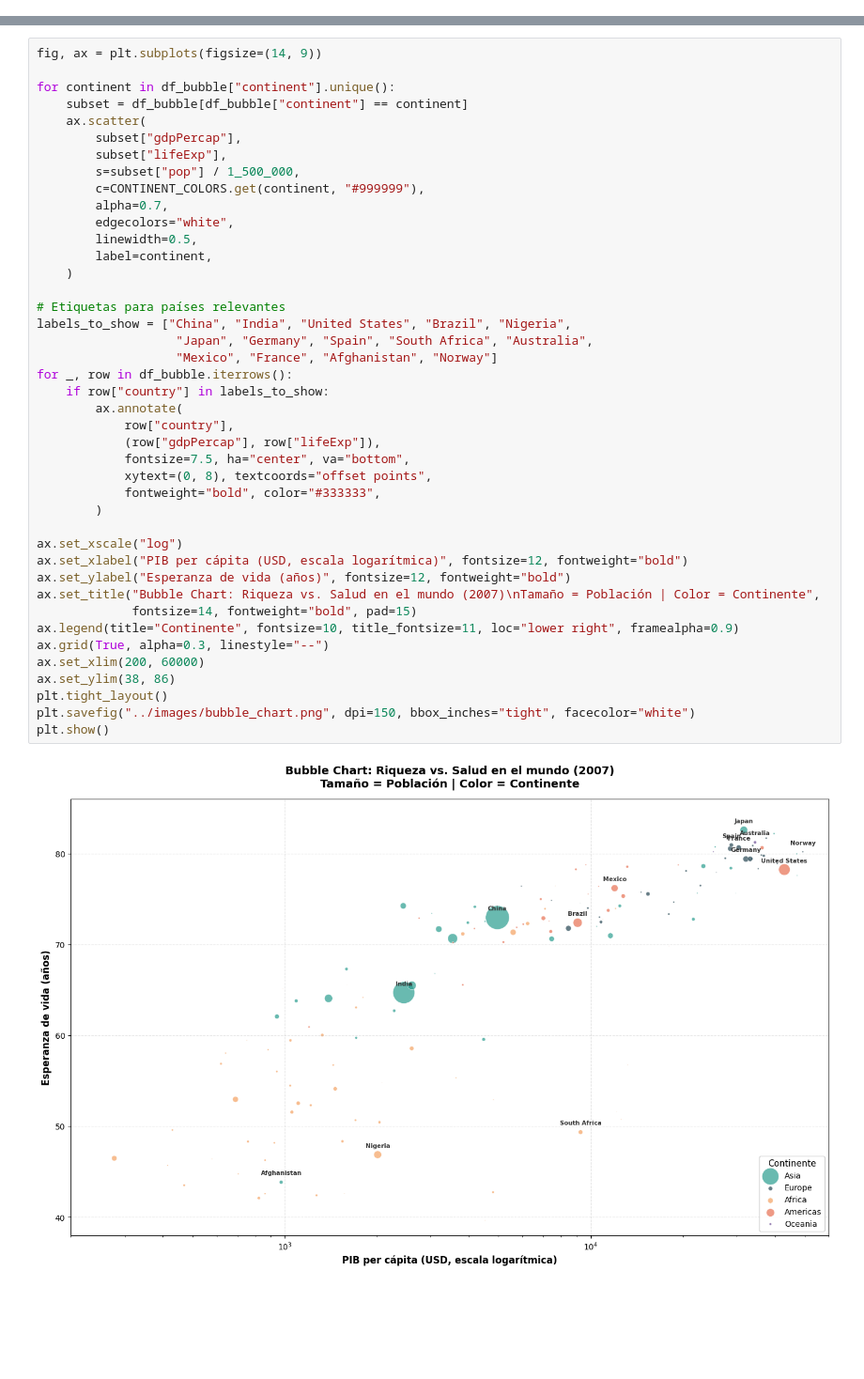
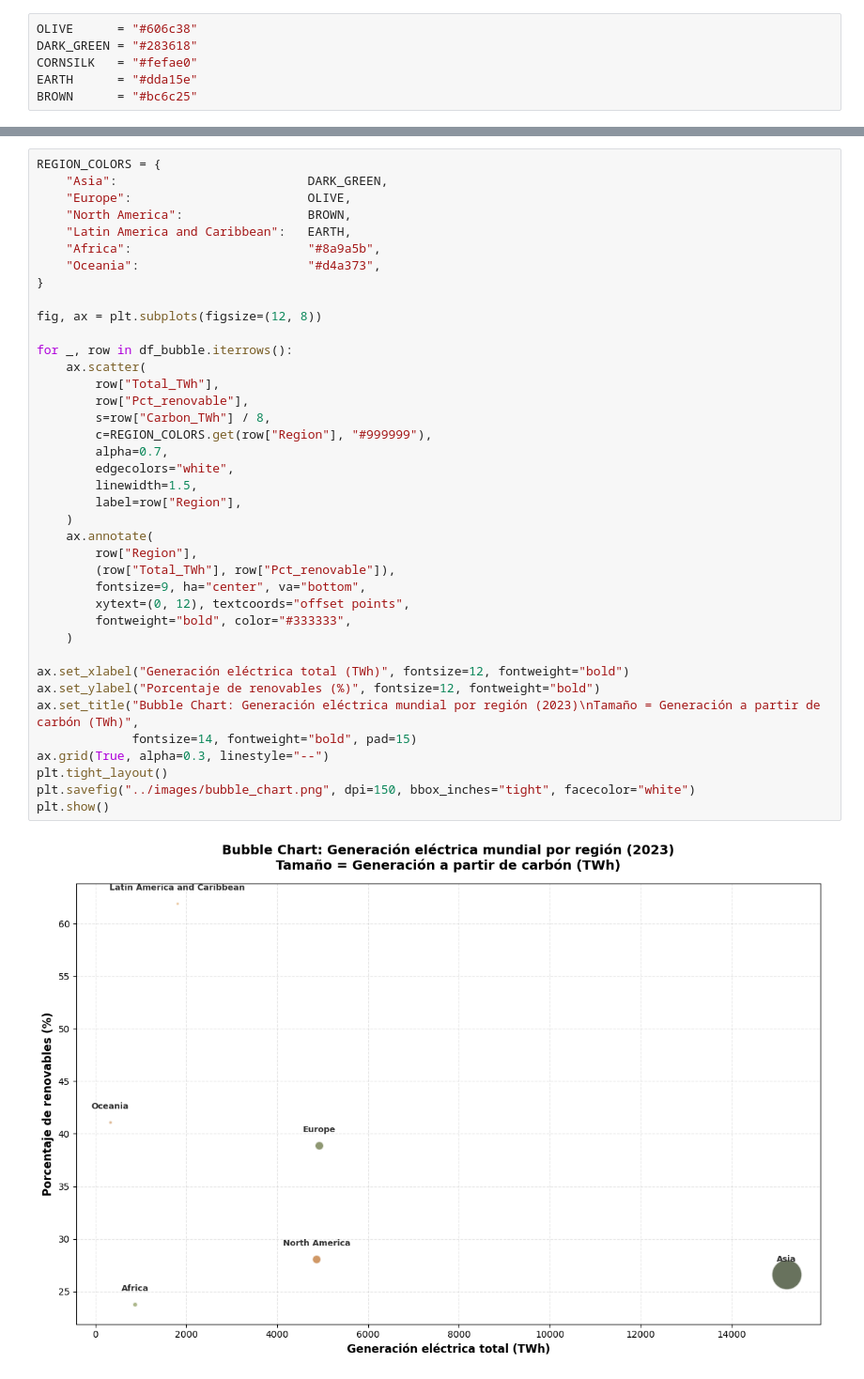
Before and after one commit to jaimeduffy/data-visualization, a Jupyter notebook: src/plot_generation.ipynb, the cells around one changed output, grey strips where cells are left out. Shown at 94% size. Saved outputs shown, nothing was run; the diff lists cells and outputs as text; blank space fills up the shorter version.

```diff
--- a/src/plot_generation.ipynb
+++ b/src/plot_generation.ipynb
@@ -58,0 +19,6 @@ df_bubble.head(10)
+# %%
+OLIVE      = "#606c38"
+DARK_GREEN = "#283618"
+CORNSILK   = "#fefae0"
+EARTH      = "#dda15e"
+BROWN      = "#bc6c25"
@@ -59,44 +78,41 @@ df_bubble.head(10)
 # %%
-fig, ax = plt.subplots(figsize=(14, 9))
+REGION_COLORS = {
+    "Asia":                          DARK_GREEN,
+    "Europe":                        OLIVE,
+    "North America":                 BROWN,
+    "Latin America and Caribbean":   EARTH,
+    "Africa":                        "#8a9a5b",
+    "Oceania":                       "#d4a373",
+}
 
-for continent in df_bubble["continent"].unique():
-    subset = df_bubble[df_bubble["continent"] == continent]
+fig, ax = plt.subplots(figsize=(12, 8))
+
+for _, row in df_bubble.iterrows():
     ax.scatter(
-        subset["gdpPercap"],
-        subset["lifeExp"],
-        s=subset["pop"] / 1_500_000,
-        c=CONTINENT_COLORS.get(continent, "#999999"),
+        row["Total_TWh"],
+        row["Pct_renovable"],
+        s=row["Carbon_TWh"] / 8,
+        c=REGION_COLORS.get(row["Region"], "#999999"),
         alpha=0.7,
         edgecolors="white",
-        linewidth=0.5,
-        label=continent,
+        linewidth=1.5,
+        label=row["Region"],
+    )
+    ax.annotate(
+        row["Region"],
+        (row["Total_TWh"], row["Pct_renovable"]),
+        fontsize=9, ha="center", va="bottom",
+        xytext=(0, 12), textcoords="offset points",
+        fontweight="bold", color="#333333",
     )
 
-# Etiquetas para países relevantes
-labels_to_show = ["China", "India", "United States", "Brazil", "Nigeria",
-                   "Japan", "Germany", "Spain", "South Africa", "Australia",
-                   "Mexico", "France", "Afghanistan", "Norway"]
-for _, row in df_bubble.iterrows():
-    if row["country"] in labels_to_show:
-        ax.annotate(
-            row["country"],
-            (row["gdpPercap"], row["lifeExp"]),
-            fontsize=7.5, ha="center", va="bottom",
-            xytext=(0, 8), textcoords="offset points",
-            fontweight="bold", color="#333333",
-        )
-
-ax.set_xscale("log")
-ax.set_xlabel("PIB per cápita (USD, escala logarítmica)", fontsize=12, fontweight="bold")
-ax.set_ylabel("Esperanza de vida (años)", fontsize=12, fontweight="bold")
-ax.set_title("Bubble Chart: Riqueza vs. Salud en el mundo (2007)\nTamaño = Población | Color = Continente",
+ax.set_xlabel("Generación eléctrica total (TWh)", fontsize=12, fontweight="bold")
+ax.set_ylabel("Porcentaje de renovables (%)", fontsize=12, fontweight="bold")
+ax.set_title("Bubble Chart: Generación eléctrica mundial por región (2023)\nTamaño = Generación a partir de carbón (TWh)",
              fontsize=14, fontweight="bold", pad=15)
-ax.legend(title="Continente", fontsize=10, title_fontsize=11, loc="lower right", framealpha=0.9)
 ax.grid(True, alpha=0.3, linestyle="--")
-ax.set_xlim(200, 60000)
-ax.set_ylim(38, 86)
 plt.tight_layout()
 plt.savefig("../images/bubble_chart.png", dpi=150, bbox_inches="tight", facecolor="white")
 plt.show()
 # %% [output]
-[figure, old version]
+[figure, new version]
```
Also changed, not shown: parts of 22 cells of this notebook, 10 other files.
